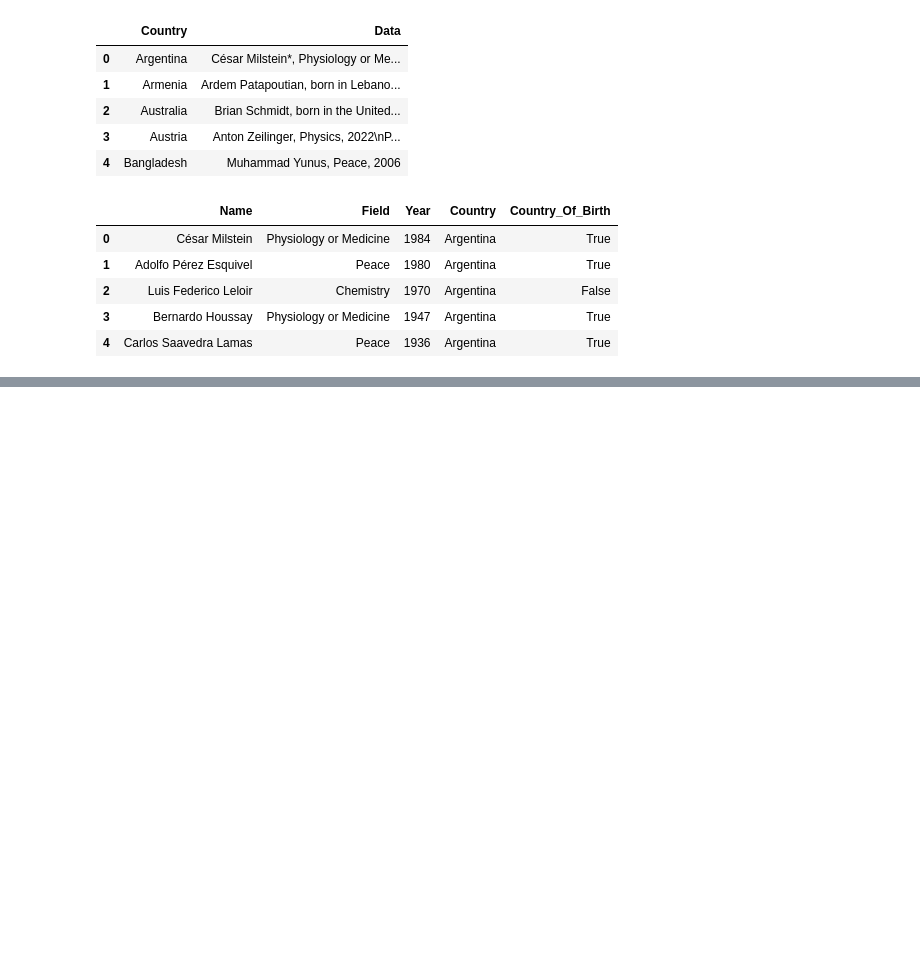
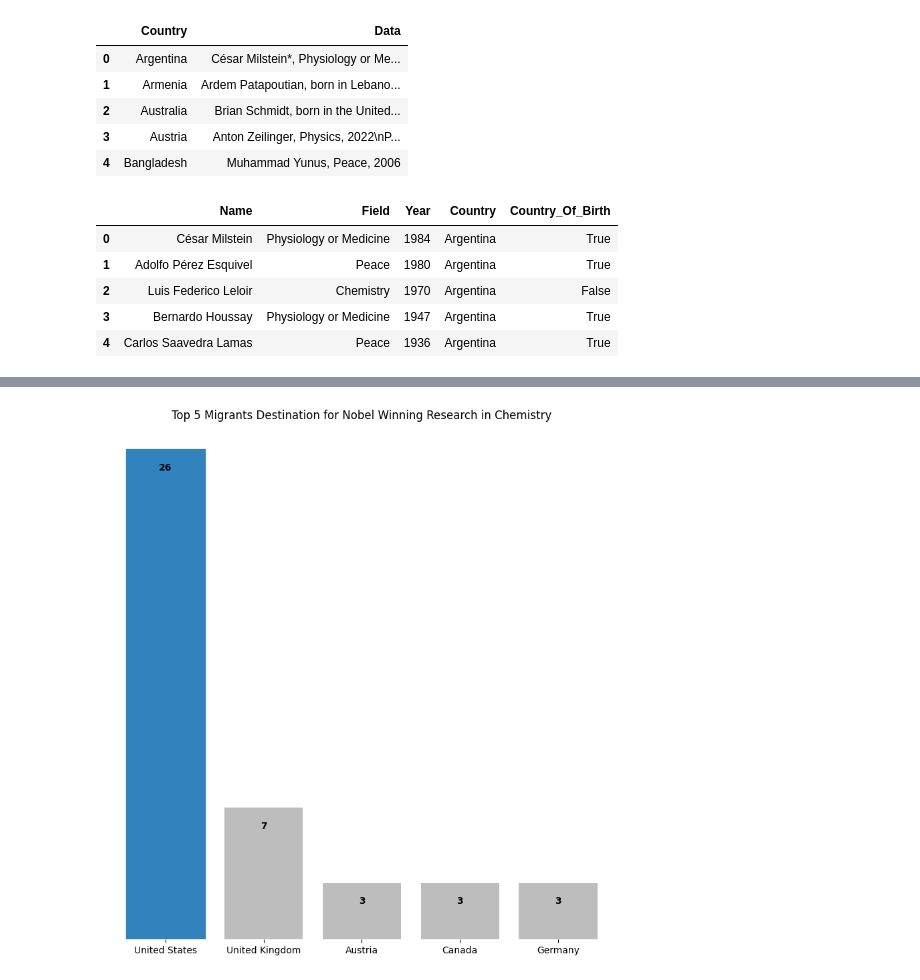
Before and after one commit to adelvictor/Nobel-Laureate, a Jupyter notebook: NobelLaureates.ipynb, the cells around one changed output, grey strips where cells are left out. Drawn from its saved outputs; the diff is of its cells as text; code cells hidden in the pictures; blank space fills up the shorter version.

```diff
--- a/NobelLaureates.ipynb
+++ b/NobelLaureates.ipynb
@@ -109,0 +132,11 @@ LaureateCountryDF.head()
+# %%
+plt.figure(figsize=(10,10))
+rects = plt.bar(ChemistryLaureateMigrated.index, ChemistryLaureateMigrated.values, color="#bdbdbd")
+rects[0].set_color("#3182bd")
+plt.box(False)
+plt.yticks([])
+plt.bar_label(rects, ChemistryLaureateMigrated.values, padding=-25, color="black", fontweight="bold")
+plt.title("Top 5 Migrants Destination for Nobel Winning Research in Chemistry")
+plt.show()
+# %% [output]
+[figure, added]
```
Also changed, not shown: parts of 10 cells of this notebook.
